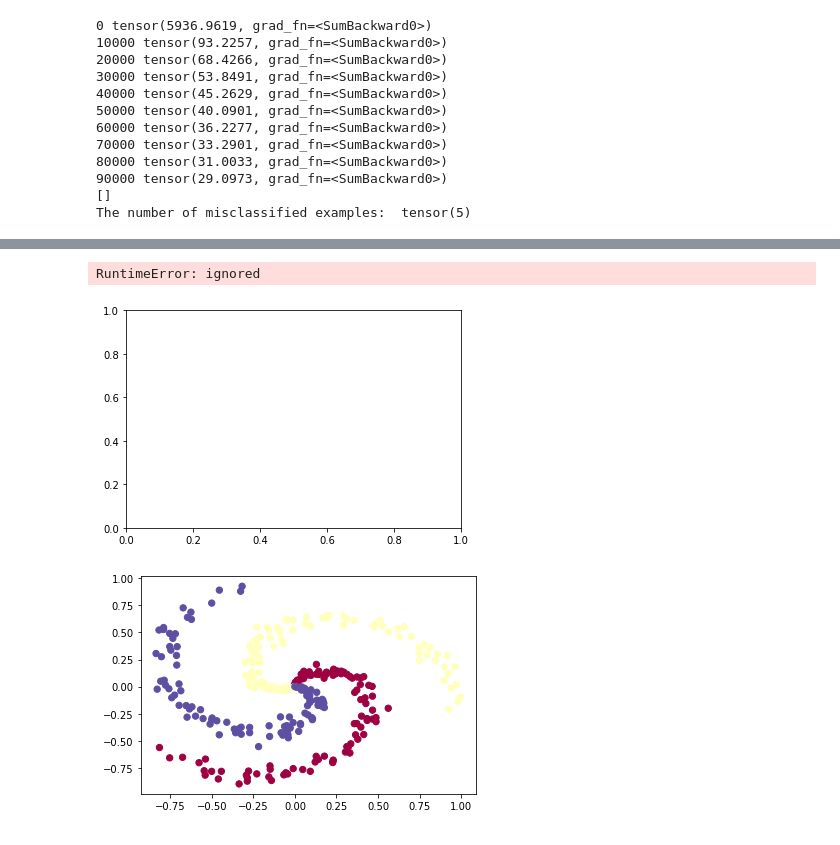
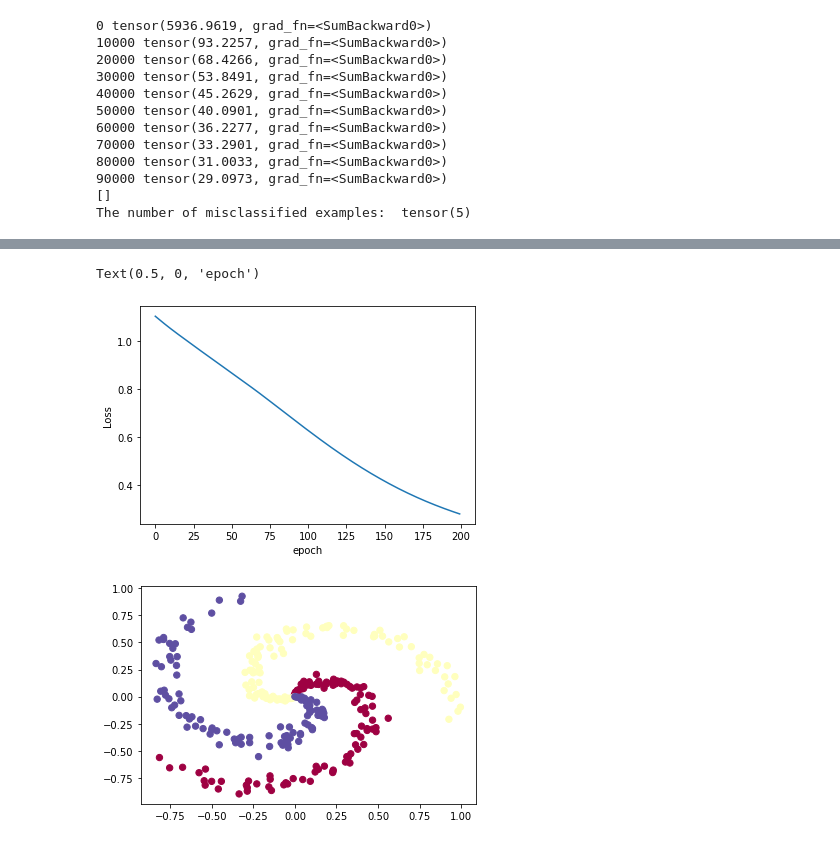
Before and after one commit to eriksali/DNN_2023_DL, a Jupyter notebook: a2_autograd.ipynb, the cells around one changed output, grey strips where cells are left out. Saved outputs shown, nothing was run; the diff lists cells and outputs as text; code cells hidden in the pictures.

```diff
--- a/a2_autograd.ipynb
+++ b/a2_autograd.ipynb
@@ -67,7 +67,7 @@ for epoch in range(epochs):
         optimizer.zero_grad()
         loss.backward()
         optimizer.step()
-    losses.append(loss)
+    losses.append(loss.detach().numpy())
     if epoch % 10 == 0:
         print(f'epoch: {epoch},  loss: {loss.item():10.8f}')
 
@@ -287,7 +307,7 @@ for epoch in range(epochs):
         optimizer.zero_grad()
         loss.backward()
         optimizer.step()
-    losses.append(loss)
+    losses.append(loss.detach().numpy())
     if epoch % 10 == 0:
         print(f'epoch: {epoch},  loss: {loss.item():10.8f}')
 
@@ -308,8 +328,7 @@ preds = mymodel.forward(X_test.float())
 print(accuracy(preds,y_test.long()))
 
 import matplotlib.pyplot as plt
-##plt.plot(range(epochs), losses)
-plt.plot(epochs, losses)
+plt.plot(range(epochs), losses)
 plt.ylabel('Loss')
 plt.xlabel('epoch')
 # %% [output]
@@ -333,5 +352,5 @@ tensor(1.)
-RuntimeError: ignored
+Text(0.5, 0, 'epoch')
-[figure, old version]
+[figure, new version]
 # %%
 import numpy as np
 import matplotlib.pyplot as plt
```
Also changed, not shown: parts of 3 cells of this notebook.
